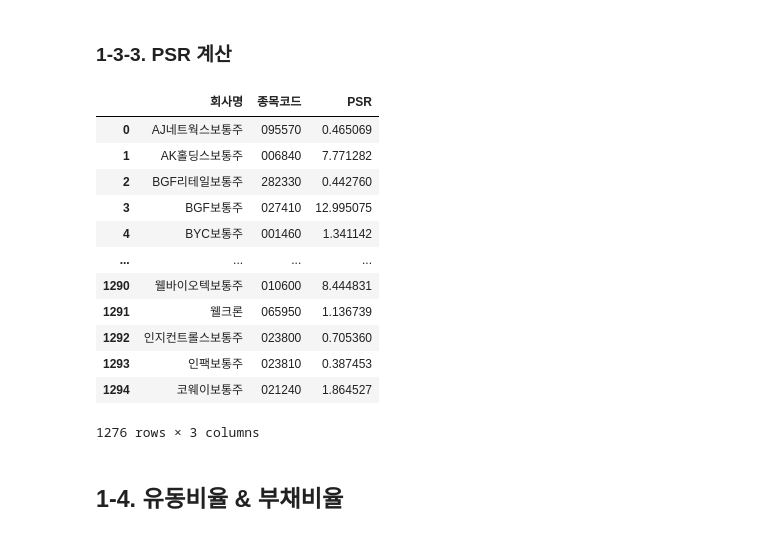
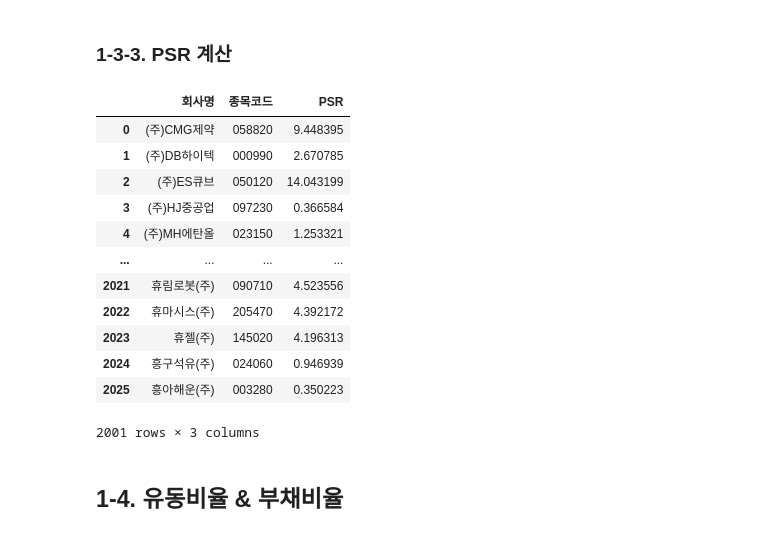
Before and after one commit to chulwonchae/customized_portfolio_pj, a Jupyter notebook: 1.preprocessing.ipynb, the cells around one changed output. Cells and saved outputs as stored; diff of their text form; code cells hidden in the pictures.

```diff
--- a/1.preprocessing.ipynb
+++ b/1.preprocessing.ipynb
@@ -337,10 +324,9 @@ Name: PEGR, dtype: float64
 # %% [markdown]
 ### 1-3-1. 현재주가 전처리
 # %%
-PSR1 = pd.read_csv("./datasets/raw/현재주가(210331).csv", encoding="CP949")
-PSR1.columns = ['회사명', '종목코드', '회계년도', '종가']
+PSR1 = pd.read_csv("./datasets/raw/현재주가(210331).csv", index_col=0)
+PSR1 = PSR1[['종목코드', '종가']]
 PSR1["종목코드"] = PSR1["종목코드"].astype("str")
 PSR1["종목코드"] = PSR1["종목코드"].map(padding)
-PSR1 = PSR1[['회사명', '종목코드', '종가']]
 PSR1
 # %% [output]
@@ -407,0 +348,17 @@ PSR2
+# %%
+PSR2 = pd.read_csv("./datasets/raw/1주당매출액_매출액(2020).csv", encoding="CP949")
+PSR2 = PSR2[["회사명", "거래소코드", "매출액(영업수익)(*)(천원)"]]
+PSR2.columns = ["회사명", "종목코드", "매출액(원)"]
+PSR2["매출액(원)"] = PSR2["매출액(원)"]*1000
+PSR2["종목코드"] = PSR2["종목코드"].astype("str")
+PSR2["종목코드"] = PSR2["종목코드"].map(padding)
+
+PSR3 = pd.read_csv("./datasets/raw/1주당매출액_상장주식수(21.03.31).csv", encoding="UTF-8")
+PSR3 = PSR3[["종목코드", "상장주식수"]]
+PSR3["상장주식수"] = PSR3["상장주식수"].map(func_replace)
+PSR3["상장주식수"] = PSR3["상장주식수"].map(str_to_int)
+
+PSR4 = pd.merge(PSR2, PSR3, on=['종목코드'], how = 'inner')
+PSR4["1주당매출액"] = PSR4["매출액(원)"]/PSR4["상장주식수"]
+PSR4 = PSR4[["회사명", "종목코드", "1주당매출액"]]
+PSR4
@@ -418,4 +389,4 @@ PSR2[PSR2["종목코드"]=="108320"]
 # %%
-PSR2.drop(index=752, inplace=True)
-PSR2
+PSR4.drop(index=653, inplace=True)
+PSR4
 # %% [output]
@@ -435,22 +406,22 @@ PSR2
 # %% [markdown]
 ### 1-3-3. PSR 계산
 # %%
-df_PSR = pd.merge(PSR1, PSR2, on=['종목코드'], how = 'inner') # 회사수가 적은 쪽을 기준으로 합친다.(1748 vs 2331)
-df_PSR["PSR"] = df_PSR["종가"] / df_PSR["1주당_매출액"]
+df_PSR = pd.merge(PSR1, PSR4, on=['종목코드'], how = 'inner') # 회사수가 적은 쪽을 기준으로 합친다.(1748 vs 2331)
+df_PSR["PSR"] = df_PSR["종가"] / df_PSR["1주당매출액"]
 df_PSR = df_PSR[["회사명", "종목코드", "PSR"]]
-df_PSR.dropna(inplace=True) # 19개 drop
+df_PSR.dropna(inplace=True) # 25개 drop
 df_PSR
 # %% [output]
 |  | 회사명 | 종목코드 | PSR |
-| 0 | AJ네트웍스보통주 | 095570 | 0.465069 |
-| 1 | AK홀딩스보통주 | 006840 | 7.771282 |
-| 2 | BGF리테일보통주 | 282330 | 0.442760 |
-| 3 | BGF보통주 | 027410 | 12.995075 |
-| 4 | BYC보통주 | 001460 | 1.341142 |
+| 0 | (주)CMG제약 | 058820 | 9.448395 |
+| 1 | (주)DB하이텍 | 000990 | 2.670785 |
+| 2 | (주)ES큐브 | 050120 | 14.043199 |
+| 3 | (주)HJ중공업 | 097230 | 0.366584 |
+| 4 | (주)MH에탄올 | 023150 | 1.253321 |
 | ... | ... | ... | ... |
-| 1290 | 웰바이오텍보통주 | 010600 | 8.444831 |
-| 1291 | 웰크론 | 065950 | 1.136739 |
-| 1292 | 인지컨트롤스보통주 | 023800 | 0.705360 |
-| 1293 | 인팩보통주 | 023810 | 0.387453 |
-| 1294 | 코웨이보통주 | 021240 | 1.864527 |
+| 2021 | 휴림로봇(주) | 090710 | 4.523556 |
+| 2022 | 휴마시스(주) | 205470 | 4.392172 |
+| 2023 | 휴젤(주) | 145020 | 4.196313 |
+| 2024 | 흥구석유(주) | 024060 | 0.946939 |
+| 2025 | 흥아해운(주) | 003280 | 0.350223 |
-1276 rows × 3 columns
+2001 rows × 3 columns
```
Also changed, not shown: parts of 82 cells of this notebook.
